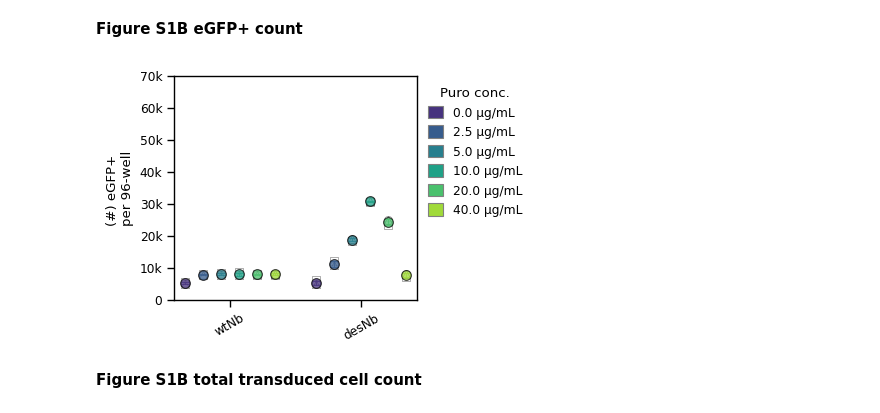
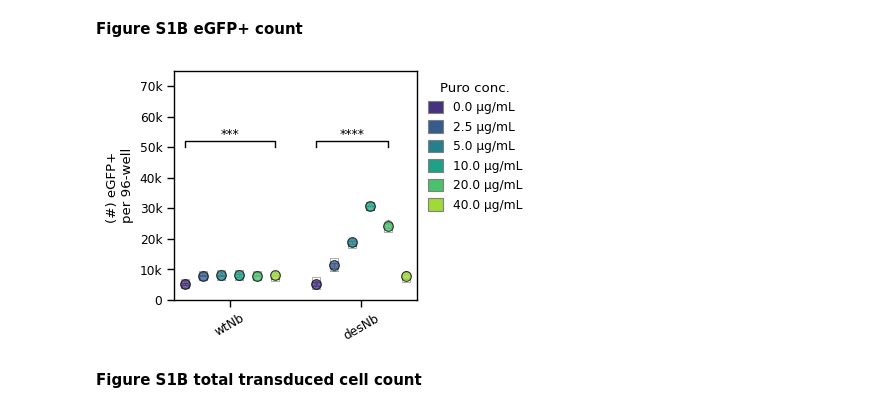
Before and after one commit to GallowayLabMIT/dasit_manuscript, a Jupyter notebook: Figure_1_intro/Figure_1_and_S1.ipynb, the cells around one changed output. Saved outputs shown, nothing was run; the diff lists cells and outputs as text; code cells hidden in the pictures.

```diff
--- a/Figure_1_intro/Figure_1_and_S1.ipynb
+++ b/Figure_1_intro/Figure_1_and_S1.ipynb
@@ -560,7 +722,7 @@ for i, cond in enumerate(order):
 
 ax.yaxis.set_label_text('(#) eGFP+ \nper 96-well')
 ax.xaxis.set_label_text('')
-ax.set_ylim((0,70000))
+ax.set_ylim((0,75000))
 
 ax.yaxis.set_major_formatter(
     matplotlib.ticker.FuncFormatter(
@@ -574,35 +736,105 @@ ax.set_xticklabels(
     [label_map[t] for t in order],
     rotation=30
 )
 
 
 # Legend
 legend_handles = [
     Patch(
         facecolor=colors[p],
         edgecolor='grey',
         label=f'{p} µg/mL'
     )
     for p in hue_order
 ]
 
 ax.legend(
     handles=legend_handles,
     title='Puro conc.',
     loc='upper left',
     bbox_to_anchor=(1,1),
     frameon=False,
     handlelength = 1.2,
     handleheight = 1.2
 )
 
+# Get x positions for the relevant conditions
+wtNb_40_x = group_centers[0] + offsets[list(hue_order).index(40)]
+desNb_0_x = group_centers[1] + offsets[list(hue_order).index(0)]
+desNb_40_x = group_centers[1] + offsets[list(hue_order).index(20)]
+wtNb_0_x = group_centers[0] + offsets[list(hue_order).index(0)]
+
+
+# Get biological replicate data
+wtNb_40 = bio_means[
+    (bio_means['cond'] == 'pKG04437') &
+    (bio_means['puro'] == 40)
+]['count']
+
+wtNb_0 = bio_means[
+    (bio_means['cond'] == 'pKG04437') &
+    (bio_means['puro'] == 0)
+]['count']
+
+desNb_40 = bio_means[
+    (bio_means['cond'] == 'pKG04440') &
+    (bio_means['puro'] == 20)
+]['count']
+
+desNb_0 = bio_means[
+    (bio_means['cond'] == 'pKG04440') &
+    (bio_means['puro'] == 0)
+]['count']
+
+
+# Student's two-sided independent t-tests
+_, p_wt_vs_des_40 = ttest_ind(
+    wtNb_40,
+    desNb_40,
+    equal_var=True,
+    alternative='two-sided'
+)
+
+_, p_des_0_vs_40 = ttest_ind(
+    desNb_0,
+    desNb_40,
+    equal_var=True,
+    alternative='two-sided'
+)
+
+_, p_wt_0_vs_wt_40 = ttest_ind(
+    wtNb_0,
+    wtNb_40,
+    equal_var=True,
+    alternative='two-sided'
+)
+
+
+# desNb 0 µg/mL vs desNb 40 µg/mL
+add_sig_bracket(
+    ax,
+    desNb_0_x,
+    desNb_40_x,
+    y=50000,
+    h=2000,
+    p=p_des_0_vs_40
+)
+
+add_sig_bracket(
+    ax,
+    wtNb_0_x,
+    wtNb_40_x,
+    y=50000,
+    h=2000,
+    p=p_wt_0_vs_wt_40
+)
 
 fig.tight_layout()
 
-plottitle = 'Figure_S1B_eGFP_count_dots.svg'
+plottitle = 'Figure_S1B_eGFP_count_dots_tall.svg'
 plt.savefig(rd.outfile(output_path_supplement/plottitle))
 # %% [output]
-[figure, old version]
+[figure, new version]
 # %% [markdown]
 **Figure S1B total transduced cell count**
 # %%
```
Also changed, not shown: parts of 4 cells of this notebook, 8 other files.
